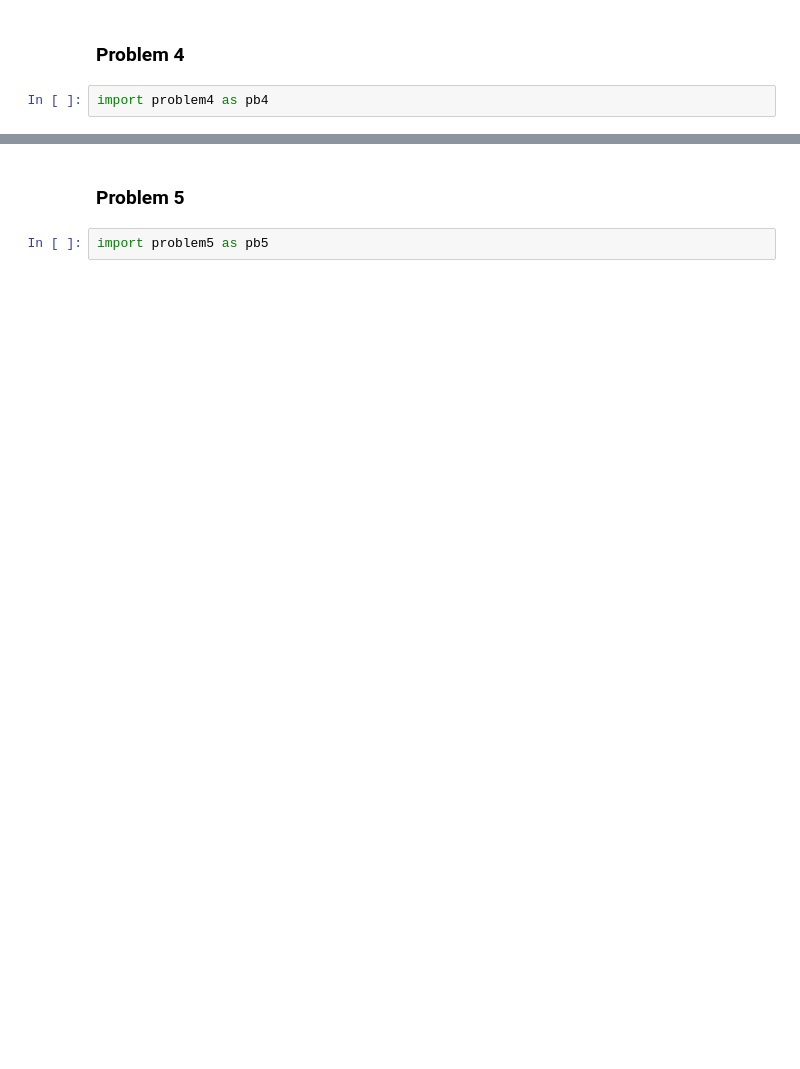
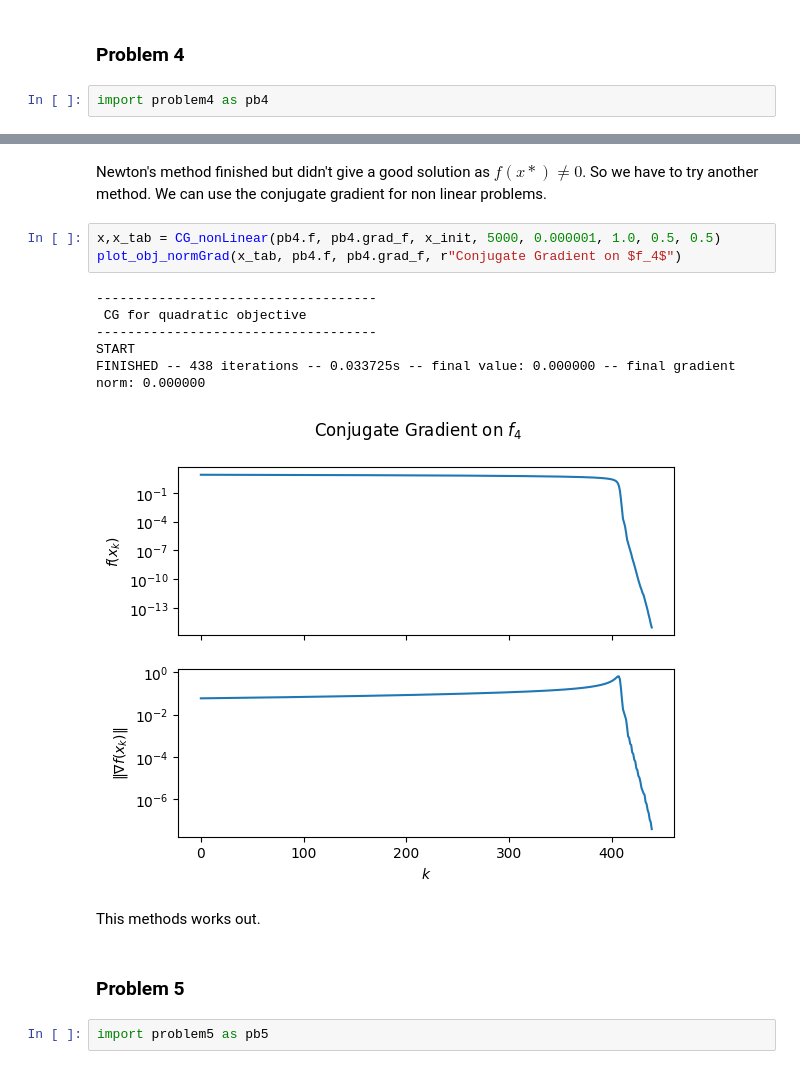
Before and after one commit to Basile-Mouret/numericalOptimization-M1AM, a Jupyter notebook: eval1/Eval1.ipynb, the cells around one changed output, grey strips where cells are left out. Cells and saved outputs as stored; diff of their text form; blank space fills up the shorter version.

```diff
--- a/eval1/Eval1.ipynb
+++ b/eval1/Eval1.ipynb
@@ -39,3 +104,17 @@ import problem4 as pb4
+# %% [markdown]
+Newton's method finished but didn't give a good solution as $f(x*) \neq 0$. So we have to try another method. We can use the conjugate gradient for non linear problems.
+# %%
+x,x_tab = CG_nonLinear(pb4.f, pb4.grad_f, x_init, 5000, 0.000001, 1.0, 0.5, 0.5)
+plot_obj_normGrad(x_tab, pb4.f, pb4.grad_f, r"Conjugate Gradient on $f_4$")
+# %% [output]
+------------------------------------
+ CG for quadratic objective
+------------------------------------
+START
+FINISHED -- 438 iterations -- 0.033725s -- final value: 0.000000 -- final gradient norm: 0.000000
+[figure, added]
+# %% [markdown]
+This methods works out.
 # %% [markdown]
 ### Problem 5
 # %%
```
Also changed, not shown: parts of 18 cells of this notebook, 1 other file.
